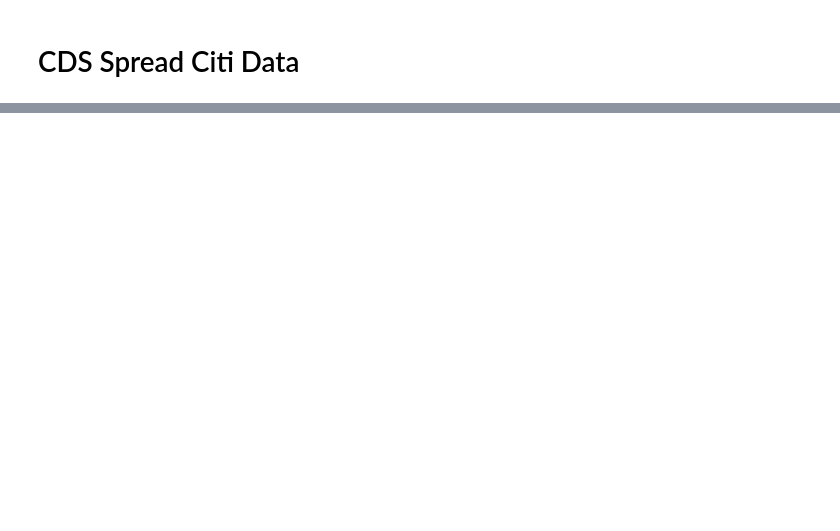
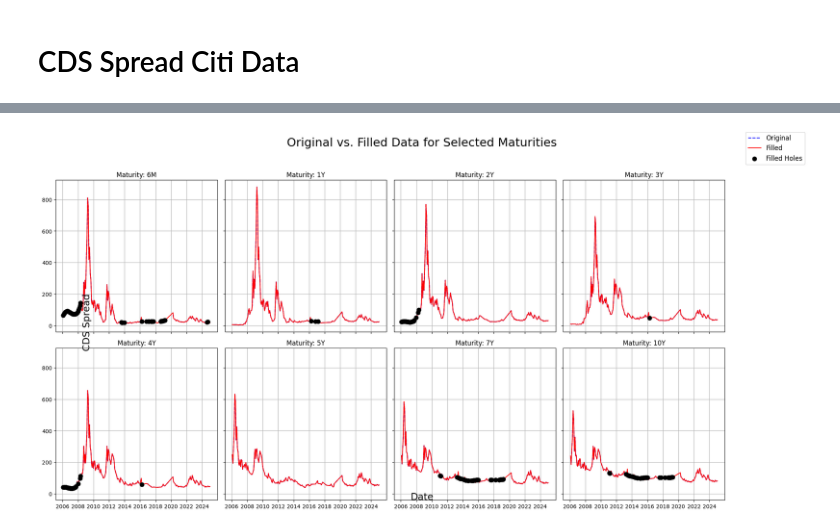
Before and after one commit to karandeeps18/Multivariate-Singular-Spectrum-Analysis, a Jupyter notebook: datavisualization.ipynb, the cells around one changed output, grey strips where cells are left out. Cells and saved outputs as stored; diff of their text form; code cells hidden in the pictures; blank space fills up the shorter version.

```diff
--- a/datavisualization.ipynb
+++ b/datavisualization.ipynb
@@ -124,0 +211,29 @@ First 5 rows of the reconstructed MSSA Matrix:
+# %%
+selected_maturities = ['6M', '1Y', '2Y', '3Y', '4Y', '5Y', '7Y', '10Y']
+
+fig, axes = plt.subplots(nrows=2, ncols=4, figsize=(20, 10), sharex=True, sharey=True)
+axes = axes.flatten()
+
+for ax, col in zip(axes, selected_maturities):
+    ax.plot(df.index, df[col],
+            linestyle='--', color='blue', label='Original')
+
+    ax.plot(df_final.index, df_final[col],
+            linestyle='-', color='red', label='Filled')
+    missing_indices = df[df[col].isnull()].index
+    ax.scatter(missing_indices, df_final.loc[missing_indices, col],
+               color='black', marker='o', s=60, zorder=3, label='Filled Holes')
+
+    ax.set_title(f'Maturity: {col}')
+    ax.grid(True)
+
+handles, labels = axes[0].get_legend_handles_labels()
+fig.legend(handles, labels, loc='upper right', fontsize='large')
+fig.suptitle("Original vs. Filled Data for Selected Maturities", fontsize=22, y=0.98)
+fig.text(0.5, 0.04, 'Date', ha='center', fontsize=18)
+fig.text(0.06, 0.5, 'CDS Spread', va='center', rotation='vertical', fontsize=18)
+
+plt.tight_layout(rect=[0, 0, 0.9, 0.95])
+plt.show()
+# %% [output]
+[figure, added]
```
Also changed, not shown: parts of 32 cells of this notebook, 1 other file.
